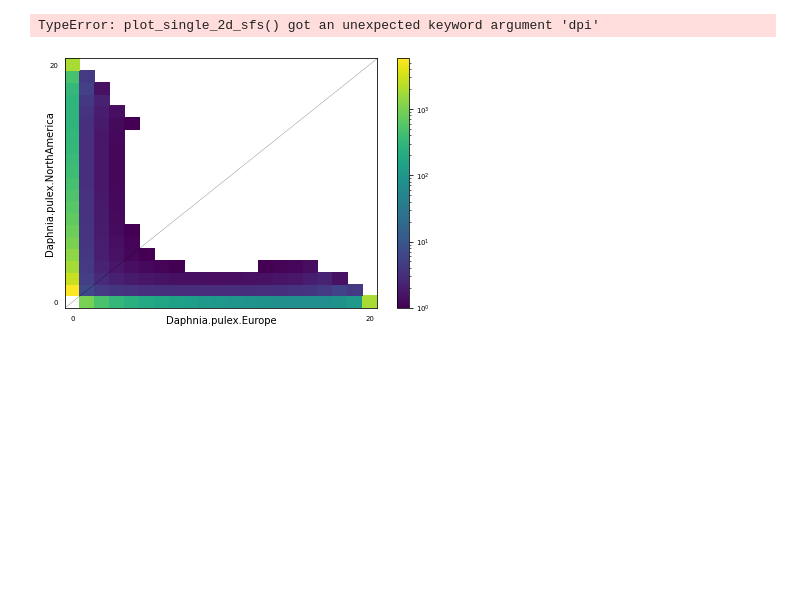
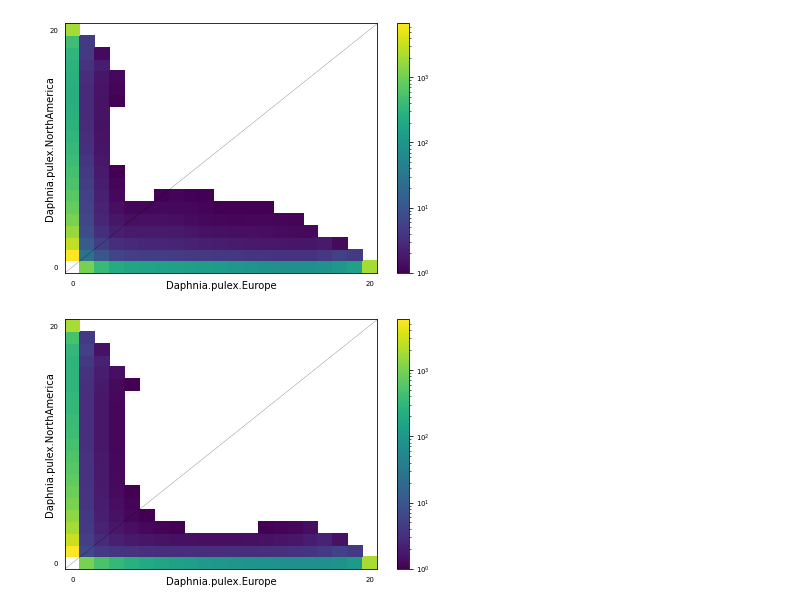
Before and after one commit to DavidB256/connor, a Jupyter notebook: visualize_sfss.ipynb, the cells around one changed output. Cells and saved outputs as stored; diff of their text form; code cells hidden in the pictures; blank space fills up the shorter version.

```diff
--- a/visualize_sfss.ipynb
+++ b/visualize_sfss.ipynb
@@ -13,8 +16,9 @@ fs_data = moments.Spectrum.from_data_dict(data_dict, pop_ids=pop_ids,
                                           projections=ns,
                                           polarized=False)
 # %%
-moments.Plotting.plot_single_2d_sfs(fs_data, vmin = 1, cmap="viridis", out="fs_data", dpi=500)
+# Display SFS from data and save it as a CSV
+moments.Plotting.plot_single_2d_sfs(fs_data, vmin = 1, cmap="viridis", out="fs_data")
 np.savetxt("sfs_output/fs_data.csv", fs_data, delimiter=",")
 # %% [output]
-TypeError: plot_single_2d_sfs() got an unexpected keyword argument 'dpi'
+[figure, added]
 # %%
```
Also changed, not shown: parts of 13 cells of this notebook, 7 other files.
